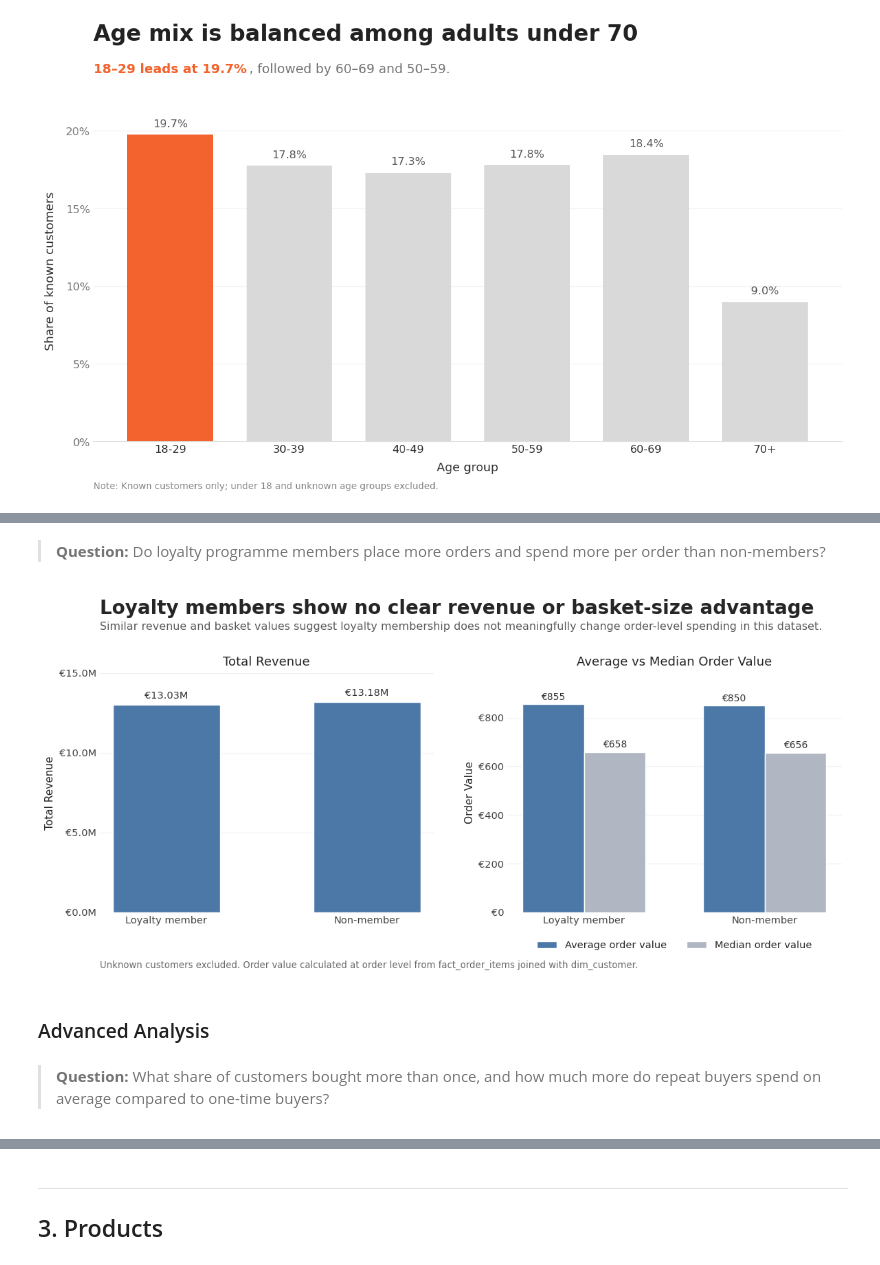
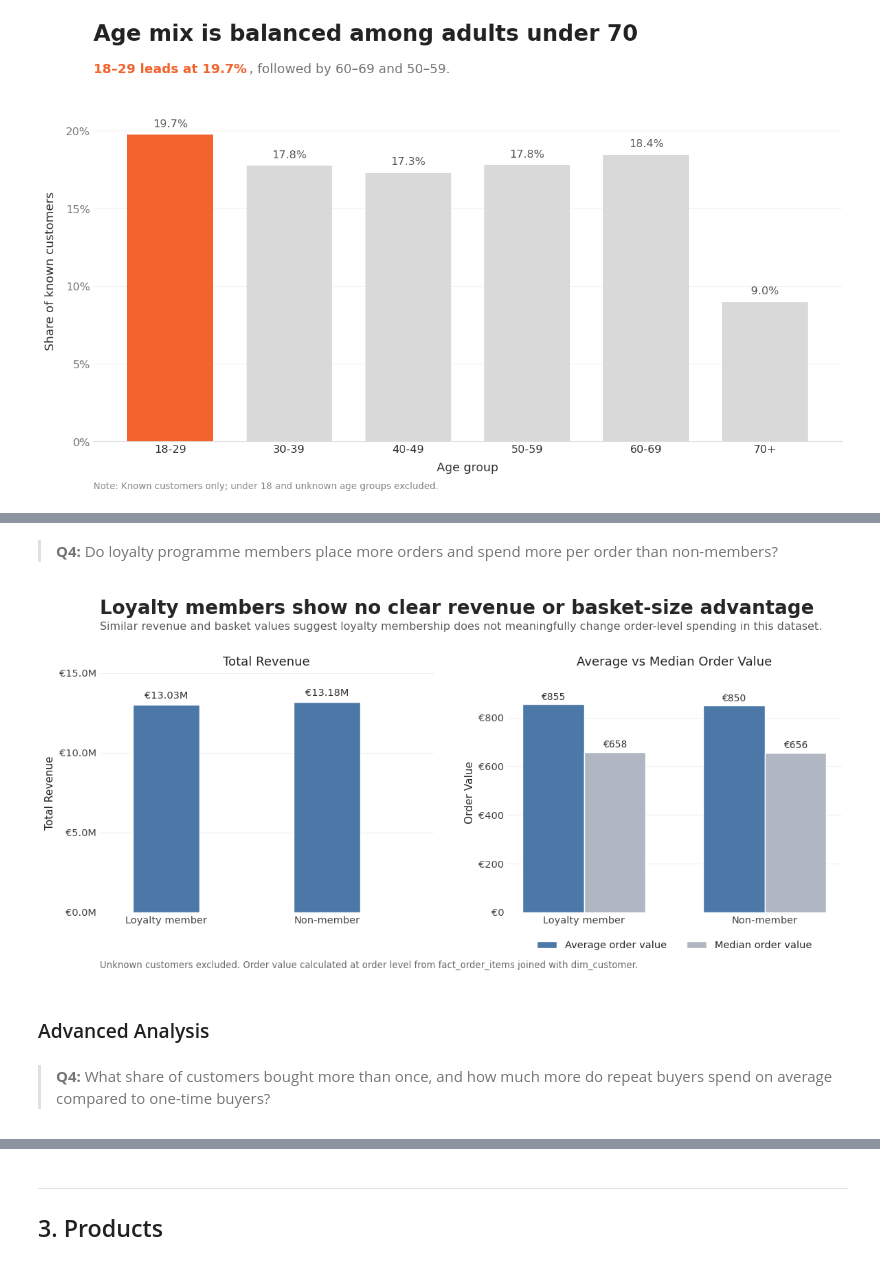
Before and after one commit to eileenheyer-cyber/nordhome_retail_analytics, a Jupyter notebook: 04_EDA/nordhome_eda.ipynb, the cells around one changed output, grey strips where cells are left out. Cells and saved outputs as stored; diff of their text form; code cells hidden in the pictures.

```diff
--- a/04_EDA/nordhome_eda.ipynb
+++ b/04_EDA/nordhome_eda.ipynb
@@ -1831,5 +1761,5 @@ plt.show()
 # %% [markdown]
-> **Question:** Do loyalty programme members place more orders and spend more per order than non-members?
+> **Q4:** Do loyalty programme members place more orders and spend more per order than non-members?
 # %%
 df_loyalty_orders = pd.read_sql("""
     WITH order_level AS (
@@ -1886,7 +1816,7 @@ width = 0.34
 
 # Left chart x positions
 # Smaller distance between values = smaller space between bars
-x_left = [0, 0.75]
+x_left = [0, 0.6]
 
 # --------------------------------------------------
 # 3. Formatters
@@ -1939,7 +1869,7 @@ bars1 = axes[0].bar(
     x_left,
     total_revenue,
     color=blue,
-    width=0.40
+    width=0.25
 )
 
 axes[0].set_title('Total Revenue', fontsize=13, pad=8)
@@ -2053,35 +1983,35 @@ axes[1].legend(
     bbox_to_anchor=(0.5, -0.08),
     ncol=2,
     fontsize=10.5
 )
 
 # --------------------------------------------------
 # 9. Footnote
 # --------------------------------------------------
 fig.text(
     0.08, 0.045,
     'Unknown customers excluded. Order value calculated at order level from fact_order_items joined with dim_customer.',
     fontsize=9.5,
     color='dimgray',
     ha='left'
 )
 
 # --------------------------------------------------
 # 10. Layout
 # --------------------------------------------------
 plt.subplots_adjust(
     left=0.08,
     right=0.98,
     top=0.76,
     bottom=0.18,
     wspace=0.22
 )
 
 plt.savefig("figures/loyalty.png", dpi=150, bbox_inches="tight")
 plt.show()
 # %% [output]
-[figure, old version]
+[figure, new version]
 # %% [markdown]
 ### Advanced Analysis
 # %% [markdown]
-> **Question:** What share of customers bought more than once, and how much more do repeat buyers spend on average compared to one-time buyers?
+> **Q4:** What share of customers bought more than once, and how much more do repeat buyers spend on average compared to one-time buyers?
```
Also changed, not shown: parts of 58 cells of this notebook, 11 other files.
